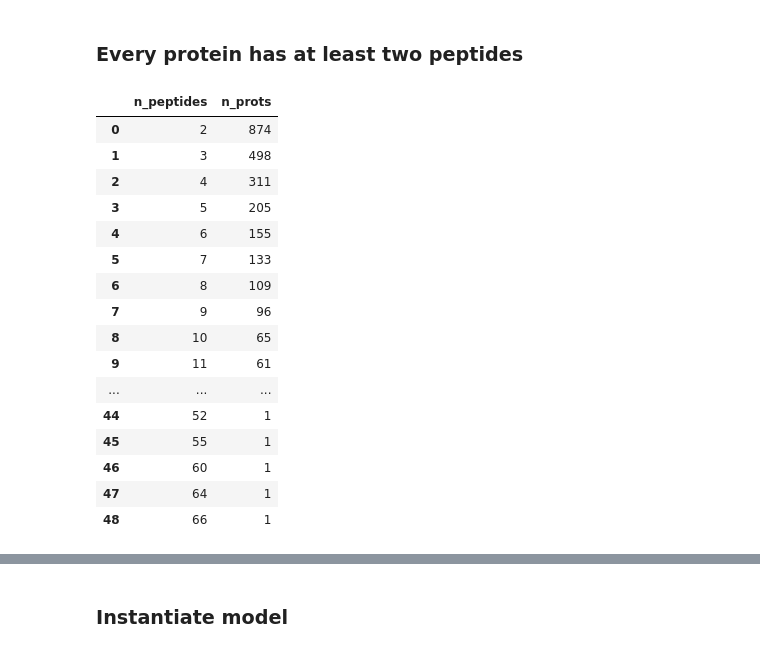
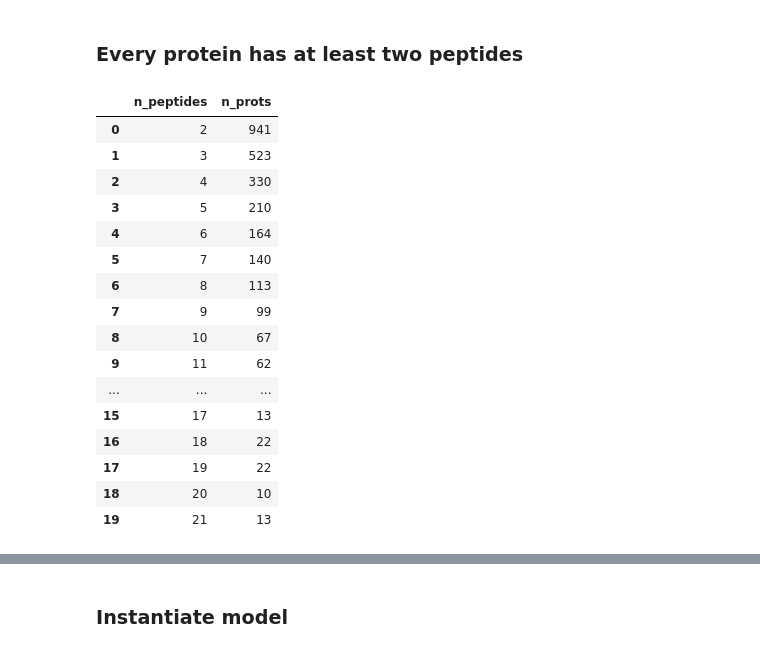
Before and after one commit to antortjim/Thesis-Code, a Jupyter notebook: model/Model.ipynb, the cells around one changed output, grey strips where cells are left out. Cells and saved outputs as stored; diff of their text form; code cells hidden in the pictures.

Commit message:
Extended BayesQuant and rename

```diff
--- a/model/Model.ipynb
+++ b/model/Model.ipynb
@@ -246,9 +45,0 @@ class MSBay:
-# %%
-data = pd.read_csv("data/data.tsv", sep = "\t")
-data['H1'] = data['H1'].astype(theano.config.floatX)
-data['H2'] = data['H2'].astype(theano.config.floatX)
-data['H3'] = data['H3'].astype(theano.config.floatX)
-data['L1'] = data['L1'].astype(theano.config.floatX)
-data['L2'] = data['L2'].astype(theano.config.floatX)
-data['L3'] = data['L3'].astype(theano.config.floatX)
-data.head().drop("taxon", axis=1)
@@ -262,13 +45,0 @@ data.head().drop("taxon", axis=1)
-# %%
-from sklearn.decomposition import PCA
-x = data.values[:,2:]
-pca = PCA(n_components=2)
-pca.fit(x)
-print(pca.explained_variance_ratio_)
-print(pca.singular_values_)
-x_transformed = pca.transform(x)
-pca_data = pd.DataFrame({"taxon": data.taxon, "PC1": x_transformed[:,0], "PC2": x_transformed[:,1]})
-myPlot = sns.FacetGrid(col="taxon", hue='taxon', data=pca_data, size=5)
-myPlot = myPlot.map(plt.scatter, "PC1", "PC2", alpha=0.3)
-myPlot = myPlot.map_dataframe(plt.plot, [min(pca_data.PC1),max(pca_data.PC1)], [0, 0], 'r-').add_legend().set_axis_labels("PC1", "PC2")
-plt.show()
@@ -279,15 +45,0 @@ plt.show()
-# %%
-x=np.mean(data[["H1","H2","H3"]].values, axis=1)
-y=np.mean(data[["L1","L2","L3"]].values, axis=1)
-# colors=["red", "blue"]
-# for i, taxon in enumerate(["Escherichia coli (strain K12)", "Homo sapiens"]):
-#     plt.scatter(x=x[data.taxon == taxon],y=y[data.taxon == taxon], c=colors[i],label=taxon, alpha=0.5)
-# def abline(slope, intercept):
-#     """Plot a line from slope and intercept"""
-#     axes = plt.gca()
-#     x_vals = np.array(axes.get_xlim())
-#     y_vals = intercept + slope * x_vals
-#     plt.plot(x_vals, y_vals, '--',color="green")
-# abline(1,0)
-# plt.legend()
-# plt.show()
@@ -293,0 +361,4 @@ y=np.mean(data[["L1","L2","L3"]].values, axis=1)
+# %%
+bayesquant = BayesQuant()
+data,_ = bayesquant.read_data(data_path="data/ms1_intensities.tsv", features_path=None)
+bayesquant.PCA()
@@ -339,22 +384,22 @@ counts0 = np.unique(data.protein, return_counts=True)
 counts = np.unique(counts0[1], return_counts=True)
 counts_df = pd.DataFrame(np.array([counts[0], counts[1]]).T, columns = ["n_peptides", "n_prots"])
 # %%
-counts_df
+counts_df.head(20)
 # %% [output]
 |  | n_peptides | n_prots |
-| 0 | 2 | 874 |
-| 1 | 3 | 498 |
-| 2 | 4 | 311 |
-| 3 | 5 | 205 |
-| 4 | 6 | 155 |
-| 5 | 7 | 133 |
-| 6 | 8 | 109 |
-| 7 | 9 | 96 |
-| 8 | 10 | 65 |
-| 9 | 11 | 61 |
+| 0 | 2 | 941 |
+| 1 | 3 | 523 |
+| 2 | 4 | 330 |
+| 3 | 5 | 210 |
+| 4 | 6 | 164 |
+| 5 | 7 | 140 |
+| 6 | 8 | 113 |
+| 7 | 9 | 99 |
+| 8 | 10 | 67 |
+| 9 | 11 | 62 |
 | ... | ... | ... |
-| 44 | 52 | 1 |
-| 45 | 55 | 1 |
-| 46 | 60 | 1 |
-| 47 | 64 | 1 |
-| 48 | 66 | 1 |
+| 15 | 17 | 13 |
+| 16 | 18 | 22 |
+| 17 | 19 | 22 |
+| 18 | 20 | 10 |
+| 19 | 21 | 13 |
```
Also changed, not shown: parts of 52 cells of this notebook, 13 other files.
